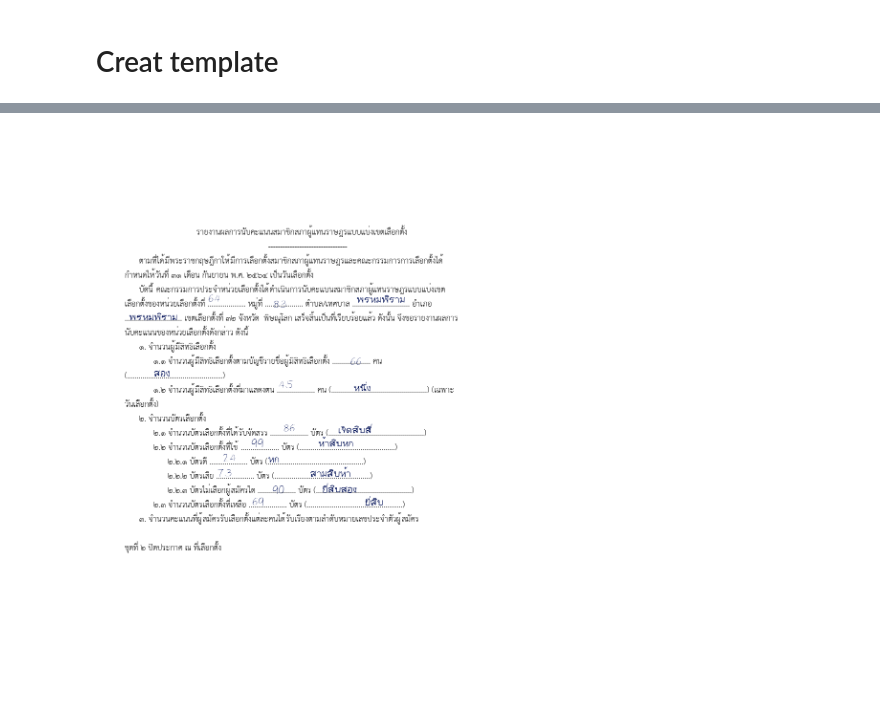
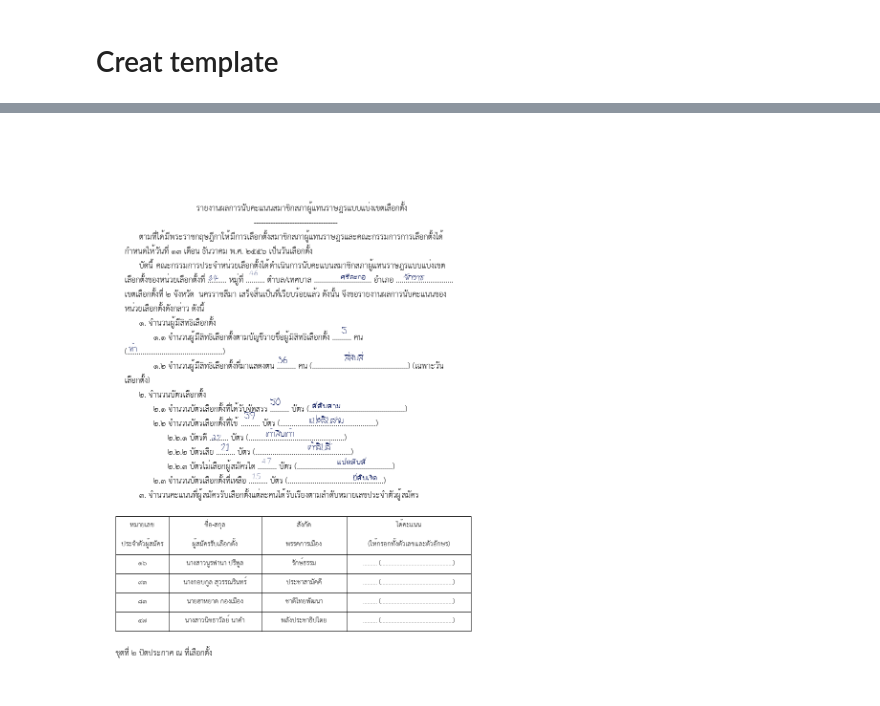
Before and after one commit to napatswift/vote-count, a Jupyter notebook: playground.ipynb, the cells around one changed output, grey strips where cells are left out. Saved outputs shown, nothing was run; the diff lists cells and outputs as text; code cells hidden in the pictures.

```diff
--- a/playground.ipynb
+++ b/playground.ipynb
@@ -227,6 +229,7 @@ political_parties_th = ['พรรคประชาธิปัตย์', 'พ
                         'พรรคประชาภิวัฒน์', 'พรรคพลเมืองไทย', 'พรรคพลังไทยนำไทย', 'พรรคพลังธรรมใหม่', 'พรรคไทยธรรม',
                         'พรรคไทยศรีวิไลย์', 'พรรครวมพลังประชาชาติไทย', 'พรรคสยามพัฒนา', 'พรรคเพื่อคนไทย', 'พรรคพลังปวงชนไทย',
                         'พรรคพลังไทยรักไทย']
+political_parties_th = [p[4:] for p in  political_parties_th]
 # %%
 months_th = 'มกราคม กุมภาพันธ์ มีนาคม เมษายน พฤษภาคม มิถุนายน กรกฎาคม สิงหาคม กันยายน ตุลาคม พฤศจิกายน ธันวาคม'.split()
 # %%
@@ -253,7 +260,7 @@ text_template = """\t\t\t\t\tรายงานผลการนับคะแ
 ชุดที่ ๒ ปิดประกาศ ณ ที่เลือกตั้ง
 """
 # %%
-font = ImageFont.truetype('THSarabun.ttf',size=24)
+font = ImageFont.truetype('formal/THSarabun.ttf',size=24)
 # %%
 image_width = 826
 image_height = 1169
@@ -293,4 +310,4 @@ def arabic2th(n):
 # %%
-fonts = {'sarabun':ImageFont.truetype('THSarabun.ttf',size=24),
-         'handwriting': ImageFont.truetype('Lpj_font1-Regular.ttf',size=32)
+fonts = {'sarabun':RandomFont('formal'),
+         'handwriting': RandomFont('handwriting')
         }
@@ -301,10 +318,10 @@ fonts = {'sarabun':ImageFont.truetype('THSarabun.ttf',size=24),
 # %%
 class BBox:
-    def __init__(self,):
-        self.x0 = None
-        self.x1 = None
-        self.y0 = None
-        self.y1 = None
+    def __init__(self, x0=None, y0=None, x1=None, y1=None):
+        self.x0 = x0
+        self.x1 = y0
+        self.y0 = x1
+        self.y1 = y1
         pass
     def merge(self,x0,y0,x1,y1):
         if self.x0 is None:
@@ -317,8 +334,9 @@ class BBox:
             self.y0 = min(self.y0,y0)
             self.x1 = max(self.x1,x1)
             self.y1 = max(self.y1,y1)
+
     def to_list(self,):
-        return self.x0,self.y0,self.x1,self.y1
+        return [self.x0, self.y0, self.x1, self.y1]
 
     def __repr__(self,):
         return f'({self.x0},{self.y0},{self.x1},{self.y1})'
@@ -329,7 +416,7 @@ draw = ImageDraw.Draw(image,)
 
 pen_color = random.choice(['#000F55', '#383b3e', '#ac3235'])
 
-start_y = 200
+start_y = 150
 start_x = 60
 max_x = image_width - start_x
 
@@ -365,10 +452,10 @@ for token in tokens:
         elif 'name_th' in token:
             token = random.choice(names_th)
         elif 'title_th' in token:
-            token = random.choice(['นาย','นางสาว','นาง',''])
+            token = random.choice(['นาย','นางสาว','นาง'])
         elif 'number' in token:
             number = random.randint(1,100)
-            dot_count = 20
+            dot_count = 10
             if 'reading' in token:
                 number = thai_num2text(number)
                 dot_count = 50
@@ -403,6 +490,53 @@ for token in tokens:
         table_flag = False
         # filter
         table_cells = [x for x in table_cells if x and x[0]]
+        font=ImageFont.truetype('formal/THSarabun.ttf',size=20)
+
+        table_width = image_width * 0.9
+        table_column_size = [0.15,0.26,0.24,0.35]
+        margin = 10
+
+        start_y = curr_y
+        start_x = (image_width - table_width)/2
+        line_height = 40
+        curr_y  = start_y
+        for row in table_cells:
+            curr_x = start_x
+            row_start = (curr_x, curr_y)
+            row_max_y = curr_y + line_height
+            for col_size, cell_tokens in zip(table_column_size, row):
+                cell_width = col_size * table_width
+                lines = ['']
+                for token in cell_tokens:
+                    if token == '<sep>':
+                        lines.append('')
+                    else:
+                        lines[-1] += token
+                text = ''.join(cell_tokens)
+
+                temp_y = curr_y
+                for line in lines:
+                    x0,y0,x1,y1 = draw.textbbox((curr_x+5, curr_y+5), line, font=font)
+                    align_center = True
+                    if align_center:
+                        # center
+                        x0 = curr_x + cell_width / 2 - (x1-x0)/2
+                    else:
+                        # not center
+                        x0 = curr_x+5
+                    draw.text((x0, curr_y+5,), line, '#000', font=font)
+                    x0,y0,x1,y1 = draw.textbbox((x0, curr_y+5,), line, font=font)
+                    bbox = BBox()
+                    bbox.merge(x0,y0,x1,y1)
+                    text_bboxes.append({'text': line, 'bbox': bbox})
+                    curr_y += line_height
+
+                row_max_y = max(row_max_y, curr_y)
+
+                curr_y = temp_y
+                curr_x += cell_width
+                draw.rectangle((*row_start, curr_x, row_max_y), outline='#000')
+            curr_y = row_max_y
         continue
     elif table_flag:
         if token == '\n':
@@ -416,10 +550,11 @@ for token in tokens:
             if not table_cells[-1]:
                 table_cells[-1].append([])
             table_cells[-1][-1].append(token)
+
         continue
     ##
 
-    x0,y0,x1,y1 = draw.textbbox((curr_x,curr_y), token, font=fonts['sarabun'])
+    x0,y0,x1,y1 = draw.textbbox((curr_x,curr_y), token, font=fonts['sarabun'].get())
 
     if x1 > max_x or token == '\n':
         # start new line
@@ -431,42 +566,42 @@ for token in tokens:
     if token == '\t':
         # tab
         text_bboxes.append(temp_token)
         temp_token = {'text': [],'bbox': BBox()}
         curr_x += 30; continue
 
-    elif token == '':
-        continue
     elif token == ' ':
         text_bboxes.append(temp_token)
         temp_token = {'text': [],'bbox': BBox()}
-        curr_x += fonts['sarabun'].getlength(' ')
+        curr_x += fonts['sarabun'].get().getlength(' ')
+
         continue
 
-    x0,y0,x1,y1 = draw.textbbox((curr_x,curr_y), token, font=fonts['sarabun'])
+    x0,y0,x1,y1 = draw.textbbox((curr_x,curr_y), token, font=fonts['sarabun'].get())
     if font_type == 'handwriting':
+        font=fonts['handwriting'].get()
         text_bboxes.append(temp_token)
         temp_token = {'text': [],'bbox': BBox()}
         # draw ............... for forms placeholder
-        draw.text((curr_x, curr_y), token, font_color, font=fonts['sarabun'])
+        draw.text((curr_x, curr_y), token, font_color, font=fonts['sarabun'].get())
         # get the text width
-        text_width = fonts['handwriting'].getlength(handwriting_text)
+        text_width = font.getlength(handwriting_text)
         # calculate position for putting text
-        xy_pos = (random.randint(x0,max(x0, x1-text_width-10)), random.randint(curr_y-10, curr_y+2))
-        draw.text(xy_pos,handwriting_text, pen_color, font=fonts['handwriting'])
-        xyxy = draw.textbbox(xy_pos, handwriting_text, font=fonts['handwriting'])
+        xy_pos = (random.randint(x0,max(x0, int(x1-text_width-10))), random.randint(curr_y-10, curr_y+2))
+        draw.text(xy_pos,handwriting_text, pen_color, font=font)
+        xyxy = draw.textbbox(xy_pos, handwriting_text, font=font)
         temp_token['text'].append(handwriting_text)
         temp_token['bbox'].merge(*xyxy)
         text_bboxes.append(temp_token)
         temp_token = {'text': [],'bbox': BBox()}
     else:
-        draw.text((curr_x, curr_y), token, font_color, font=fonts['sarabun'])
+        draw.text((curr_x, curr_y), token, font_color, font=fonts['sarabun'].get())
         temp_token['text'].append(token)
         temp_token['bbox'].merge(x0,y0,x1,y1)
 
     curr_x = x1
 
 # for xyxy in text_bboxes: draw.rectangle(xyxy, outline='red')
 image
 # %% [output]
-[figure, old version]
+[figure, new version]
 # %%
```
Also changed, not shown: parts of 19 cells of this notebook.
